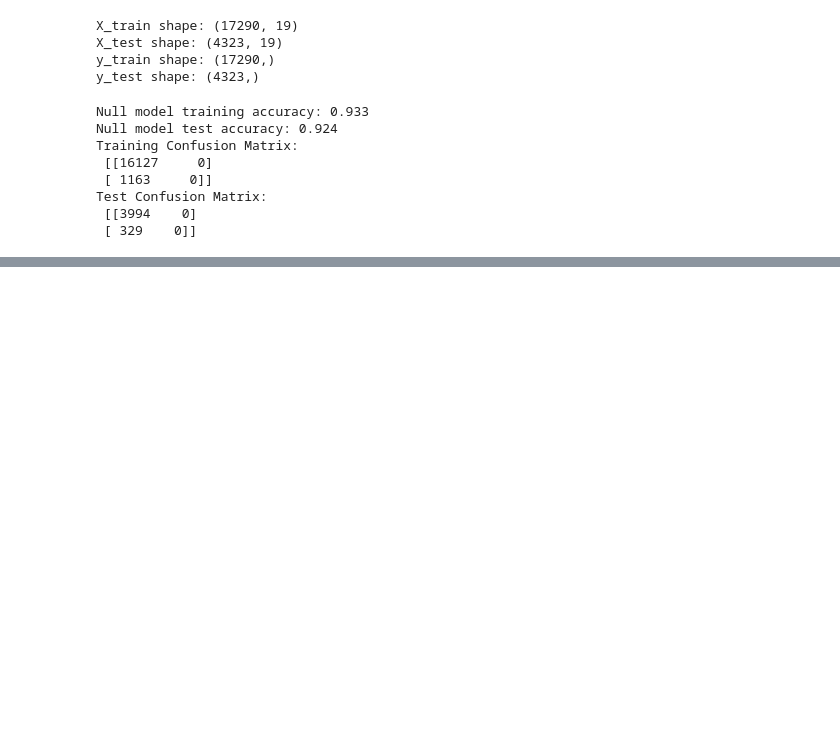
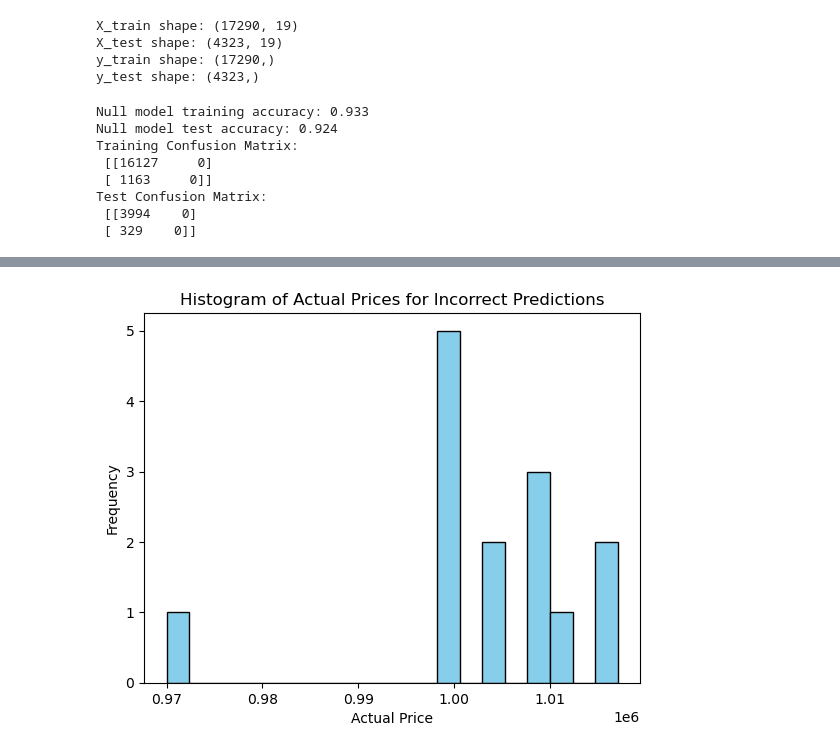
Before and after one commit to kc-chaudhari/House-Price-Prediction-Seattle, a Jupyter notebook: house_price_prediction_seattle/House_price_prediction_seattle.ipynb, the cells around one changed output, grey strips where cells are left out. Saved outputs shown, nothing was run; the diff lists cells and outputs as text; code cells hidden in the pictures; blank space fills up the shorter version.

```diff
--- a/house_price_prediction_seattle/House_price_prediction_seattle.ipynb
+++ b/house_price_prediction_seattle/House_price_prediction_seattle.ipynb
@@ -419,4 +473,5 @@ plt.show()
 # %%
+#Task 6
 import pandas as pd
 import matplotlib.pyplot as plt
 from sklearn.linear_model import LogisticRegression
@@ -426,48 +481,44 @@ from sklearn.preprocessing import StandardScaler, OneHotEncoder
 from sklearn.metrics import accuracy_score, confusion_matrix
 
 # Load the original test data
-test_data = pd.read_csv("./Input Data/kc_house_data_classification.csv")
+test_data = pd.read_csv("./data/kc_house_data_classification.csv")
 
 # Load the regression dataset to get the actual prices
-regression_data = pd.read_csv("./Input Data/kc_house_data_regression.csv")
+regression_data = pd.read_csv("./data/kc_house_data_regression.csv")
 
 # Use the Lasso model to predict the prices for the original test data
 lasso_predictions = lasso_model.predict(X_test)
 
 # Convert lasso_predictions to a pandas Series
 lasso_predictions = pd.Series(lasso_predictions, index=X_test.index)
-
-# Load the original test data
-test_data = pd.read_csv("./data/kc_house_data_classification.csv")
-
-# Load the regression dataset to get the actual prices
-regression_data = pd.read_csv("./data/kc_house_data_regression.csv")
 
 # Extract the test indices
 test_indices = X_test.index
 
 # Filter the test_data and regression_data using the test indices
 test_data = test_data.loc[test_indices]
 regression_data = regression_data.loc[test_indices]
 
 # Join the regression dataset with the test data based on the index
 merged_data = test_data.join(regression_data.set_index(test_data.index), rsuffix='_regression')
 
 # Ensure the indices are properly aligned
 y_test = y_test.reset_index(drop=True)
 lasso_predictions = lasso_predictions.reset_index(drop=True)
 merged_data = merged_data.reset_index(drop=True)
 
 # Extract the actual prices for the rows where the predictions were incorrect
 incorrect_predictions = merged_data.loc[lasso_predictions != y_test]
 incorrect_prices = incorrect_predictions['price']
 
 # Plot a histogram of the actual prices for the incorrect predictions
 plt.hist(incorrect_prices, bins=20, color='skyblue', edgecolor='black')
 plt.xlabel('Actual Price')
 plt.ylabel('Frequency')
 plt.title('Histogram of Actual Prices for Incorrect Predictions')
 plt.show()
+# %% [output]
+[figure, added]
 # %%
 # Hacker Extra
 # Part 1 - Histogram-based Gradient Boosting Classifier
```
Also changed, not shown: parts of 17 cells of this notebook.
